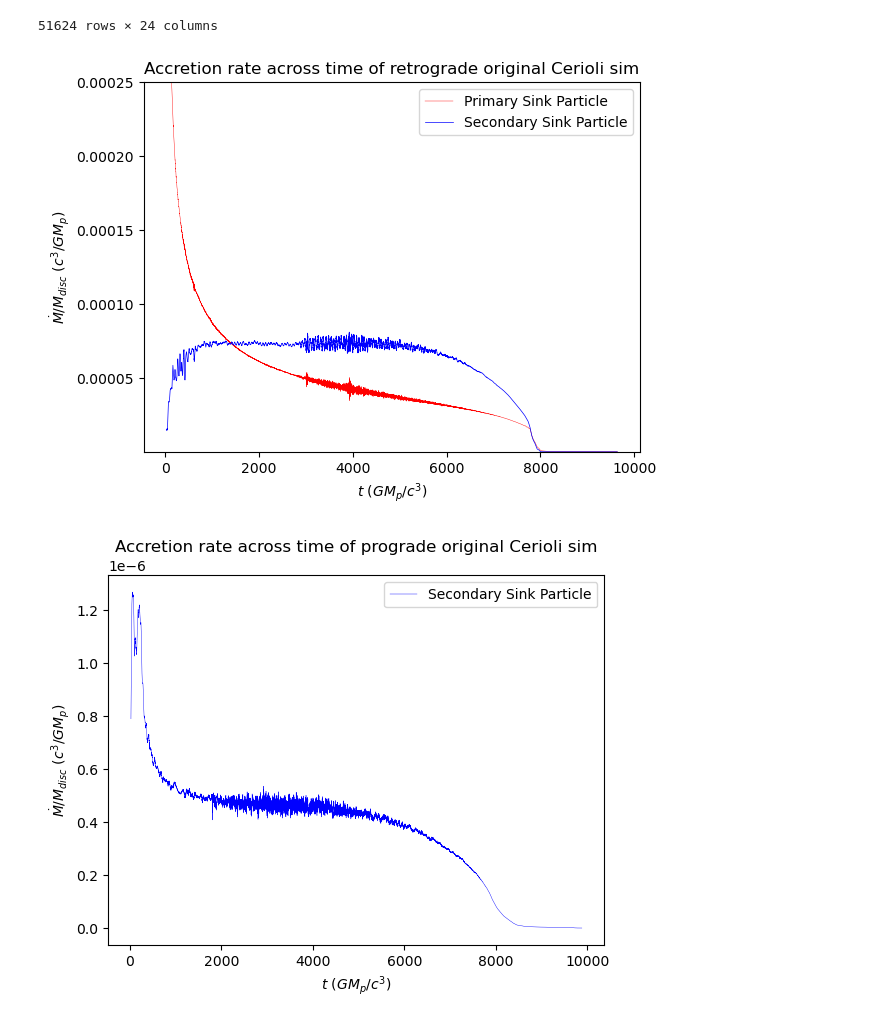
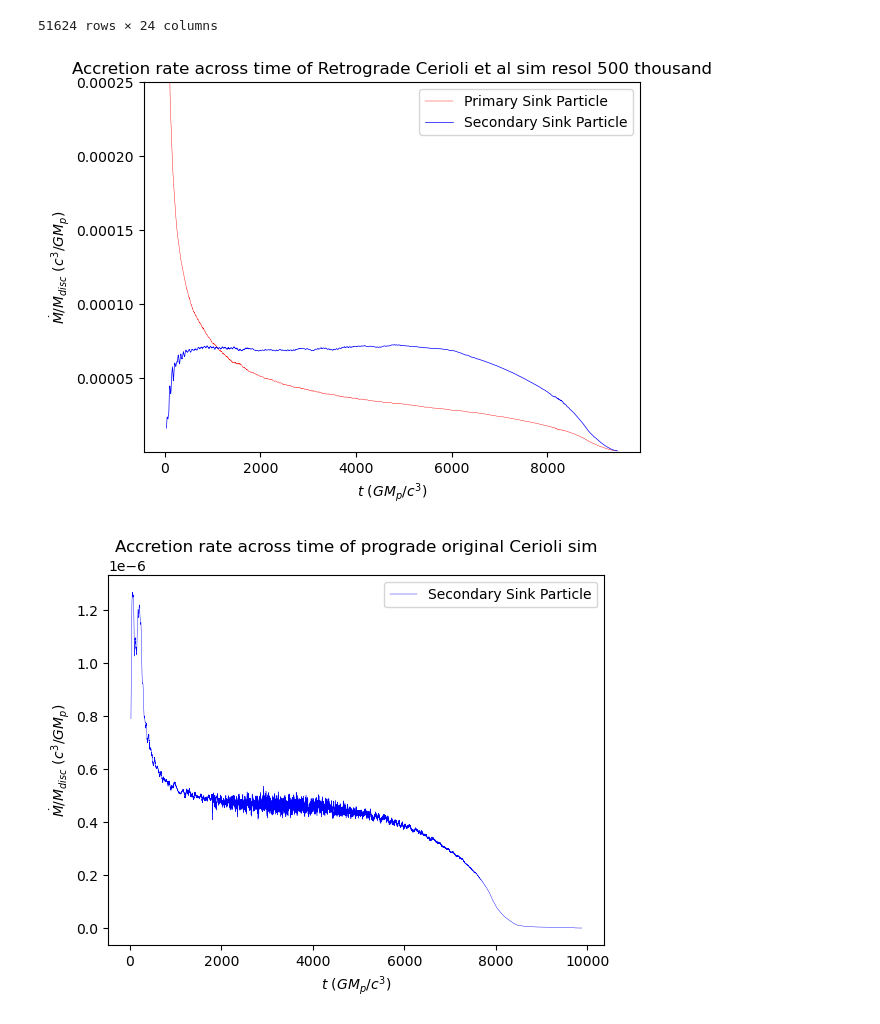
Before and after one commit to tomshilling04/physics_repo, a Jupyter notebook: Accretion_rate.ipynb, the cells around one changed output. Saved outputs shown, nothing was run; the diff lists cells and outputs as text; code cells hidden in the pictures.

```diff
--- a/Accretion_rate.ipynb
+++ b/Accretion_rate.ipynb
@@ -5,15 +24,17 @@ import matplotlib.pyplot as plt
 # %%
 #don't forget to change titles when changing data and file names.
-file1 = np.loadtxt("C:/Users/tomsh/OneDrive - University of Leeds/year 4/Accretion disc/Semester 2/Week3/Cer_normal/gwdisc01_cer.ev")
+file1 = np.loadtxt("C:/Users/tomsh/OneDrive - University of Leeds/year 4/Accretion disc/Semester 2/Week4/Ret_resol500thous/gwdisc01_ret500.ev")
 mass_acc1 = file1[:,20]
 mass_acc2 = file1[:,21]
+totmass = totalmass("C:/Users/tomsh/OneDrive - University of Leeds/year 4/Accretion disc/Semester 2/Week4/Ret_resol500thous/gwdisc01_ret500.ev",1)
 time1 = file1[:,0]
 plt.plot(time1,mass_acc1, '-', color = 'red', label = 'Sink Mass 1')
 plt.plot(time1,mass_acc2,'-',color = 'blue',label = 'Sink Mass 2')
+plt.plot(time1,totmass,'-', color = 'green',label = 'Disc mass')
 plt.xlabel('time (code units)')
 plt.ylabel('Accreted Mass ($\Delta{M}$)')
-plt.title("Cerioli original Prograde Sim of accumalative accreted mass across time")
+plt.title("Cerioli original Retrograde Sim of accumalative accreted mass across time resol 500 thousand")
 plt.legend()
-plt.savefig("GW_Accreted_mass_across_time.png")
+#plt.savefig("GW_Accreted_mass_across_time.png")
 plt.show()
 # %% [output]
@@ -104,19 +125,19 @@ def Mass_acc_rate_graph_Secondary(filename, Mdisc,N=100):
 # %%
 #don't forget to change titles when changing data and file names.
 #limits should also be changed.
-tmidP, MdotP = Mass_acc_rate_graph_Primary("C:/Users/tomsh/OneDrive - University of Leeds/year 4/Accretion disc/Semester 2/Week3/Retrograde_cer/gwdisc01_ret.ev",0.01) #change the disc file according to the data you are looking for
-tmidS, MdotS = Mass_acc_rate_graph_Secondary("C:/Users/tomsh/OneDrive - University of Leeds/year 4/Accretion disc/Semester 2/Week3/Retrograde_cer/gwdisc01_ret.ev",0.01) #change the disc file according to the data you are looking for
+tmidP, MdotP = Mass_acc_rate_graph_Primary("C:/Users/tomsh/OneDrive - University of Leeds/year 4/Accretion disc/Semester 2/Week4/Ret_resol500thous/gwdisc01_ret500.ev",1) #change the disc file according to the data you are looking for
+tmidS, MdotS = Mass_acc_rate_graph_Secondary("C:/Users/tomsh/OneDrive - University of Leeds/year 4/Accretion disc/Semester 2/Week4/Ret_resol500thous/gwdisc01_ret500.ev",1) #change the disc file according to the data you are looking for
 plt.plot(tmidP, MdotP, '-', color = 'red', linewidth = 0.3, label = "Primary Sink Particle")
 plt.plot(tmidS, MdotS, '-', color = 'blue', linewidth = 0.5, label = "Secondary Sink Particle")
 plt.ylabel("$\dot{M}$/$M_{disc}$ ($c^3$/$GM_p$)")
 plt.xlabel ("$t$ ($GM_p$/$c^3$)")
 plt.ylim(10**(-8),0.00025)
-plt.title("Accretion rate across time of retrograde original Cerioli sim")
+plt.title("Accretion rate across time of Retrograde Cerioli et al sim resol 500 thousand")
 plt.legend()
-plt.savefig("Accretion_rate_across_time_RetOrg_normsec.png")
+plt.savefig("Accretion_rate_across_time_Ret_resol500thous.png")
 plt.show()
 # %% [output]
-[figure, old version]
+[figure, new version]
 # %%
 tmidS, MdotS = Mass_acc_rate_graph_Secondary("C:/Users/tomsh/OneDrive - University of Leeds/year 4/Accretion disc/Semester 2/Week3/Cer_normal/gwdisc01_cer.ev",0.01)
 plt.plot(tmidS, MdotS, '-', color = 'blue', linewidth = 0.3, label = "Secondary Sink Particle")
```
Also changed, not shown: parts of 2 cells of this notebook.
